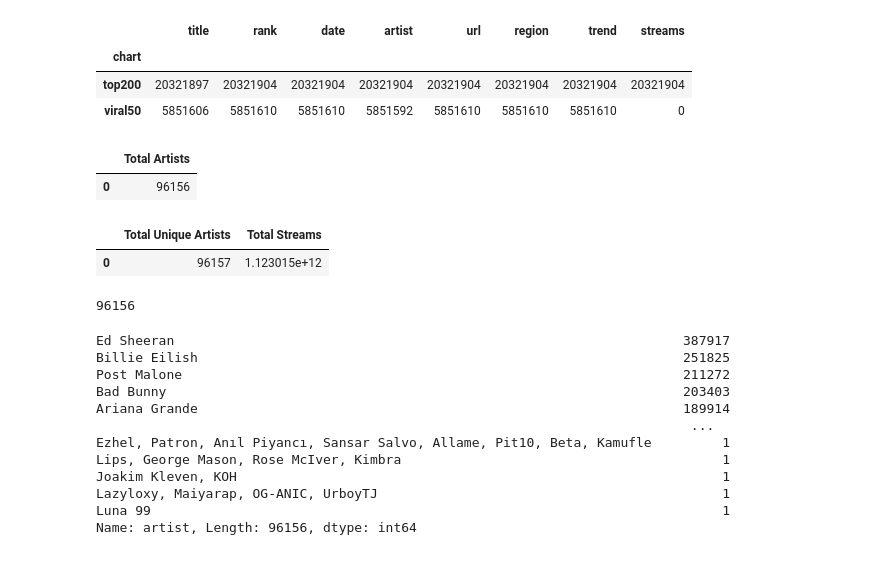
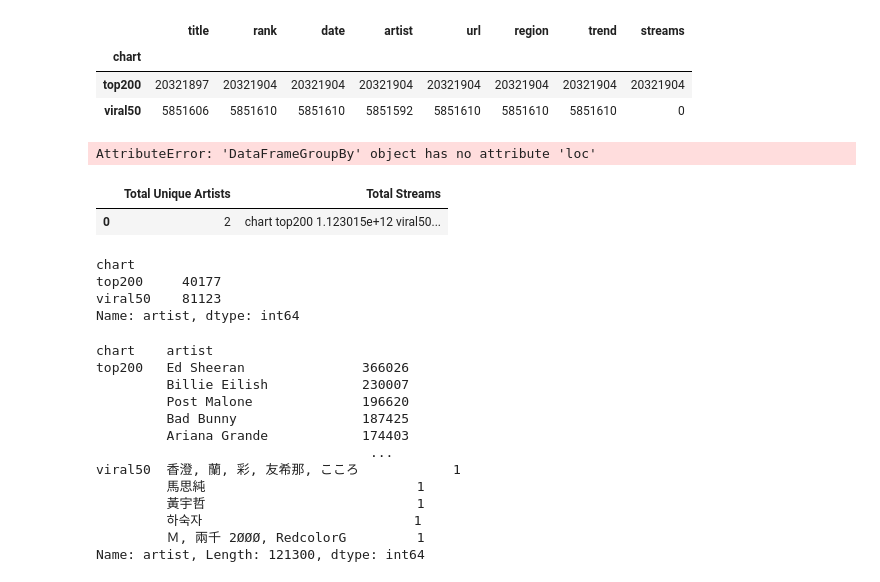
Before and after one commit to ShinekaBarnett/Spotify_Music_Data, a Jupyter notebook: Spotify_Music_Data.ipynb, the cells around one changed output. Cells and saved outputs as stored; diff of their text form; code cells hidden in the pictures.

```diff
--- a/Spotify_Music_Data.ipynb
+++ b/Spotify_Music_Data.ipynb
@@ -151,42 +143,45 @@ charts_df.count().head(10)
 | viral50 | 5851606 | 5851610 | 5851610 | 5851592 | 5851610 | 5851610 | 5851610 | 0 |
 # %%
 #total number of artist
-artist_demographics = charts_data.loc[:, ["artist"]]
+artist_demographics = charts_df.loc[:, ["artist"]]
 artist_demographics = artist_demographics.drop_duplicates()
 num_artists = artist_demographics.count()[0]
 pd.DataFrame({"Total Artists": [num_artists]})
 # %% [output]
-|  | Total Artists |
-| 0 | 96156 |
+AttributeError: 'DataFrameGroupBy' object has no attribute 'loc'
 # %%
 #list of unique artist
-artist_count = len(charts_data["artist"].unique())
-total_streams = charts_data["streams"].sum()
+artist_count = len(charts_df["artist"].unique())
+total_streams = charts_df["streams"].sum()
 summary_table = pd.DataFrame({"Total Unique Artists": artist_count,
                               "Total Streams": [total_streams]})
 summary_table
 # %% [output]
 |  | Total Unique Artists | Total Streams |
-| 0 | 96157 | 1.123015e+12 |
+| 0 | 2 | chart top200 1.123015e+12 viral50... |
 # %%
-top_artists_df = charts_data["artist"].nunique()
+top_artists_df = charts_df["artist"].nunique()
 top_artists_df
 # %% [output]
-96156
+chart
+top200     40177
+viral50    81123
+Name: artist, dtype: int64
 # %%
 #top artists stream frequency
-artists_freq_df = charts_data["artist"].value_counts()
+artists_freq_df = charts_df["artist"].value_counts()
 artists_freq_df
 # %% [output]
-Ed Sheeran                                                                 387917
-Billie Eilish                                                              251825
-Post Malone                                                                211272
-Bad Bunny                                                                  203403
-Ariana Grande                                                              189914
-                                                                            ...
-Ezhel, Patron, Anıl Piyancı, Sansar Salvo, Allame, Pit10, Beta, Kamufle         1
-Lips, George Mason, Rose McIver, Kimbra                                         1
-Joakim Kleven, KOH                                                              1
-Lazyloxy, Maiyarap, OG-ANIC, UrboyTJ                                            1
-Luna 99                                                                         1
-Name: artist, Length: 96156, dtype: int64
+chart    artist
+top200   Ed Sheeran               366026
+         Billie Eilish            230007
+         Post Malone              196620
+         Bad Bunny                187425
+         Ariana Grande            174403
+                                   ...
+viral50  香澄, 蘭, 彩, 友希那, こころ            1
+         馬思純                           1
+         黃宇哲                           1
+         하숙자                           1
+         Ｍ, 兩千 2ØØØ, RedcolorG         1
+Name: artist, Length: 121300, dtype: int64
```
Also changed, not shown: parts of 7 cells of this notebook, 1 other file.
